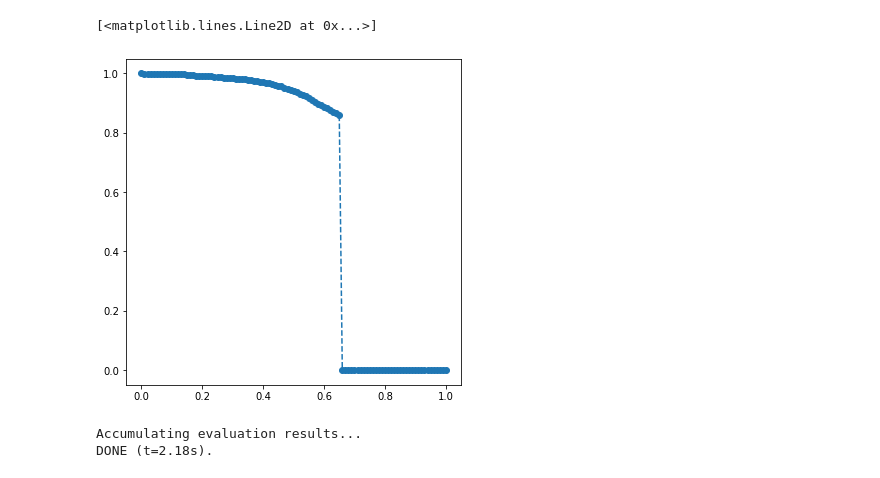
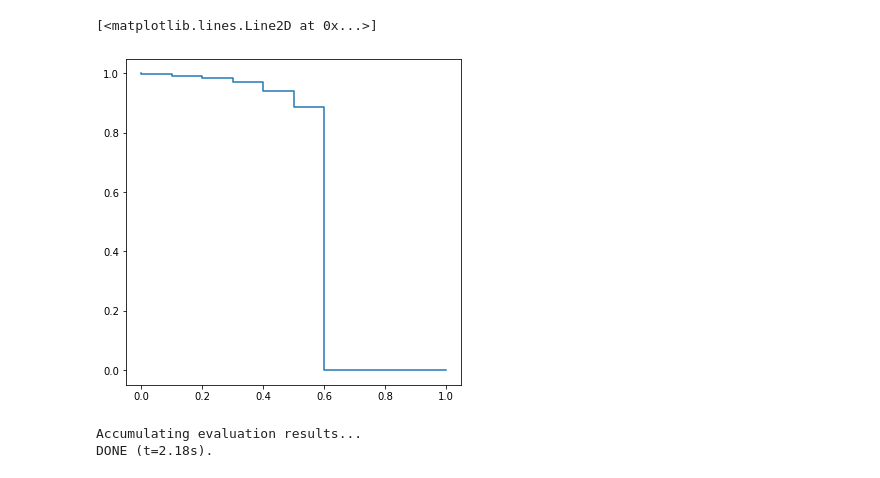
Before and after one commit to tgandor/urban_oculus, a Jupyter notebook: 2021-05-24-precision-recall.ipynb, the cells around one changed output. Cells and saved outputs as stored; diff of their text form; code cells hidden in the pictures.

Commit message:
AP example plots from PR-curve.

```diff
--- a/2021-05-24-precision-recall.ipynb
+++ b/2021-05-24-precision-recall.ipynb
@@ -5,4 +5,4 @@ from evaluation import DetectionResults
 plt.rcParams['figure.figsize'] = (6, 6)
 # %%
-dr = DetectionResults('../reval_50/baseline_50/evaluator_dump_R50_101/', area_rng=None, iou_thresh=None)
+dr = DetectionResults('../reval_50/baseline_50/evaluator_dump_R50_101/', area_rng=None, iou_thresh=None, debug=0)
 # %% [output]
@@ -103,0 +25,4 @@ ax.set_ylim([0, 1])
+# %%
+# see COCOeval.accumulate()
+
+recThrs, q = resample_pr_curve(TPR, PPVi, np.linspace(0.0, 1.00, 11, endpoint=True))
@@ -108,10 +109,0 @@ array([0, 0, 0, 1, 3])
-# %%
-# see COCOeval.accumulate()
-
-recThrs = np.linspace(0.0, 1.00, int(np.round((1.00 - 0.0) / 0.01)) + 1, endpoint=True)
-inds = np.searchsorted(TPR, recThrs, side="left")
-q = np.zeros_like(recThrs)
-for ri, pi in enumerate(inds):
-    if pi >= len(PPVi):
-        break
-    q[ri] = PPVi[pi]
@@ -131,8 +110,8 @@ array([0.  , 0.01, 0.02, 0.03, 0.04, 0.05, 0.06, 0.07, 0.08, 0.09, 0.1 ,
 # %%
-plt.plot(recThrs, q, 'o--')
+plt.step(recThrs, q)
 # %% [output]
 [<matplotlib.lines.Line2D at 0x...>]
-[figure, old version]
+[figure, new version]
 # %%
 dr.coco.accumulate()
 # %% [output]
```
Also changed, not shown: parts of 23 cells of this notebook, 3 other files.
